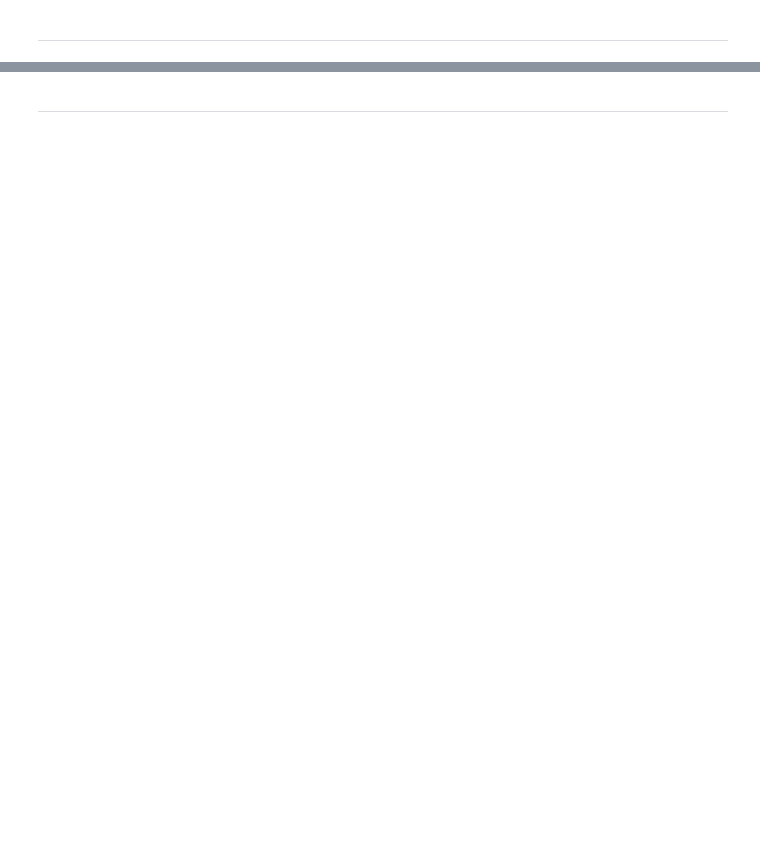
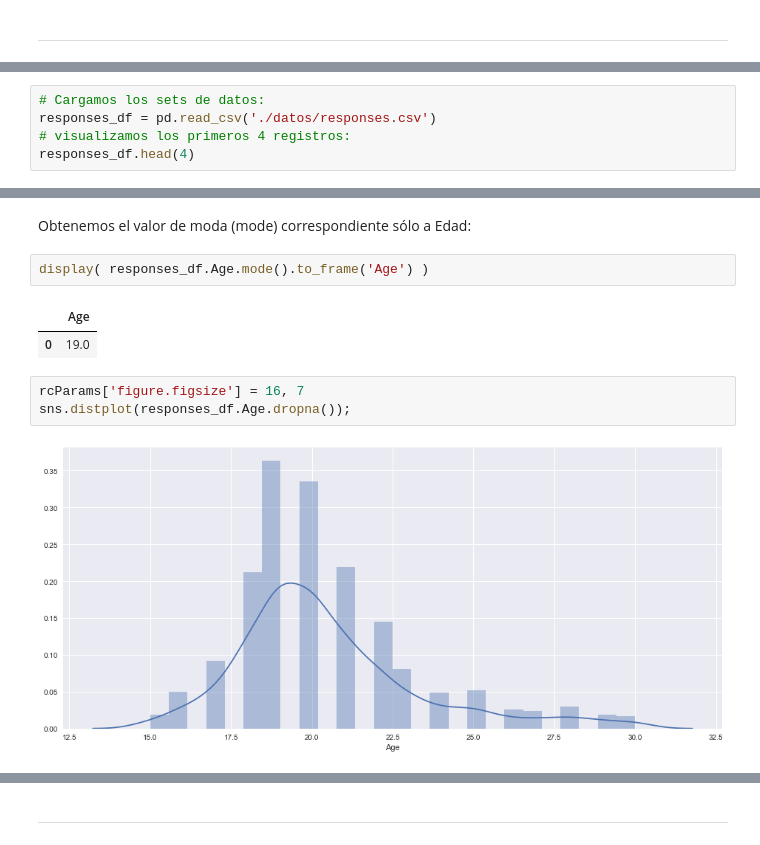
Before and after one commit to david-gonzalez/diplodatos, a Jupyter notebook: analisis_y_visualizacion/Laboratorios/Laboratorio 1/Resultados del Laboratorio 1.ipynb, the cells around one changed output, grey strips where cells are left out. Saved outputs shown, nothing was run; the diff lists cells and outputs as text; blank space fills up the shorter version.

```diff
--- a/analisis_y_visualizacion/Laboratorios/Laboratorio 1/Resultados del Laboratorio 1.ipynb
+++ b/analisis_y_visualizacion/Laboratorios/Laboratorio 1/Resultados del Laboratorio 1.ipynb
@@ -14,0 +36,5 @@
+# %%
+# Cargamos los sets de datos:
+responses_df = pd.read_csv('./datos/responses.csv')
+# visualizamos los primeros 4 registros:
+responses_df.head(4)
@@ -14,0 +92,12 @@
+# %% [markdown]
+Obtenemos el valor de moda (mode) correspondiente sólo a Edad:
+# %%
+display( responses_df.Age.mode().to_frame('Age') )
+# %% [output]
+|  | Age |
+| 0 | 19.0 |
+# %%
+rcParams['figure.figsize'] = 16, 7
+sns.distplot(responses_df.Age.dropna());
+# %% [output]
+[figure, added]
```
Also changed, not shown: parts of 38 cells of this notebook, 4 other files.
